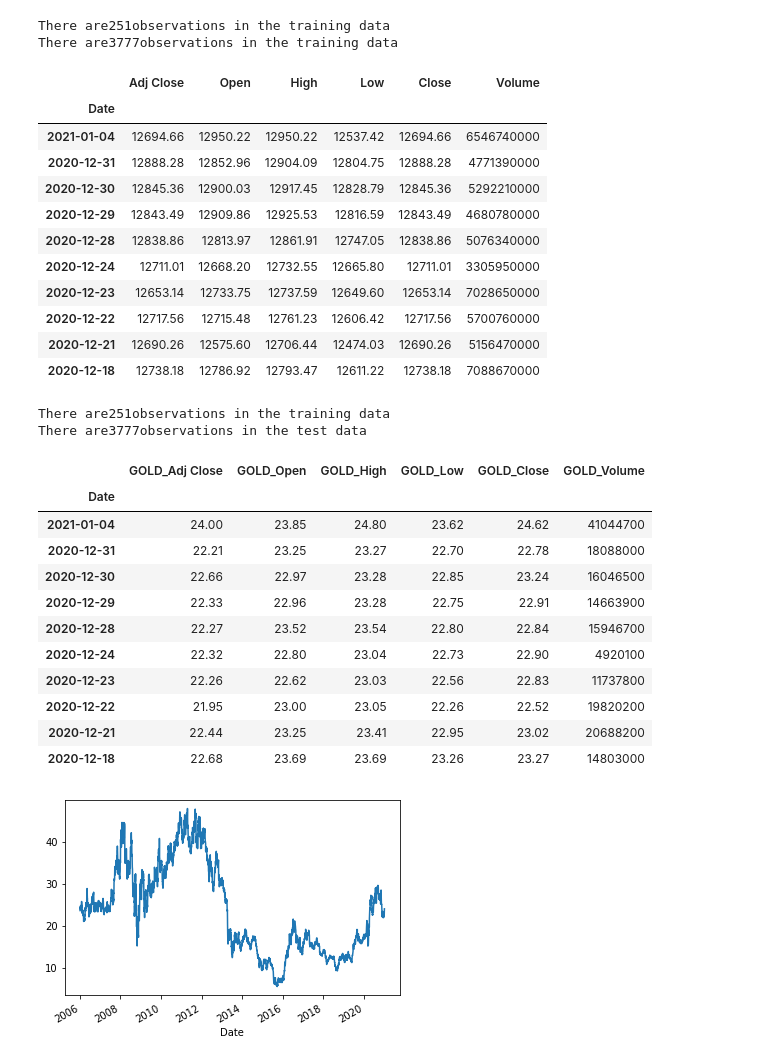
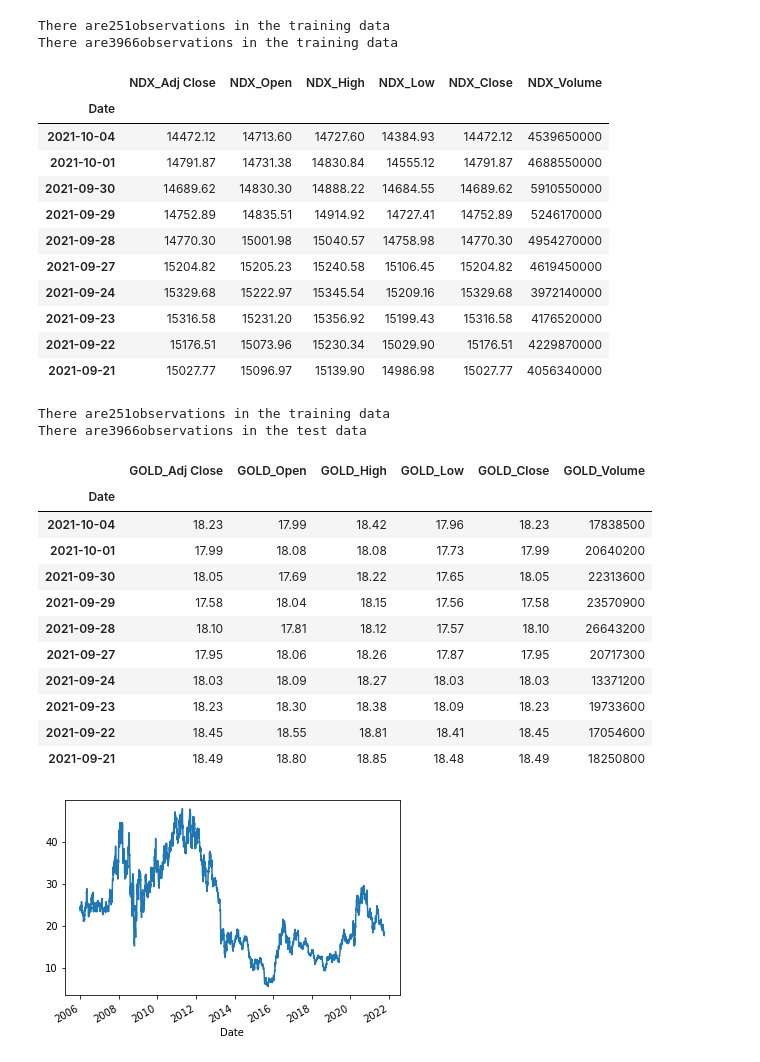
Before and after one commit to blackgreenc/AI, a Jupyter notebook: index_prediction.ipynb, the cells around one changed output. Drawn from its saved outputs; the diff is of its cells as text; code cells hidden in the pictures.

```diff
--- a/index_prediction.ipynb
+++ b/index_prediction.ipynb
@@ -42,11 +42,11 @@ There are5285observations in the training data
 # 나스닥 100
 NDX  = yf.download('NDX',
                      start = '2006-01-01',
-                     end = '2021-1-05',
+                     end = '2021-10-05',
                      progress = False)
 
 NDX_data = NDX[['Adj Close', 'Open', 'High', 'Low', "Close","Volume"]].round(2)
-#NDX_data.rename(columns={'Adj Close':'NDX_Adj Close', 'Open':'NDX_Open', 'High':'NDX_High', 'Low':'NDX_Low', 'Close':'NDX_Close', 'Volume':'NDX_Volume' }, inplace=True)
+NDX_data.rename(columns={'Adj Close':'NDX_Adj Close', 'Open':'NDX_Open', 'High':'NDX_High', 'Low':'NDX_Low', 'Close':'NDX_Close', 'Volume':'NDX_Volume' }, inplace=True)
 
 
 print("There are" + str(NDX_data[:"2006"].shape[0]) + "observations in the training data")
@@ -57,16 +57,16 @@ NDX_data.shape
 NDX_data.loc[::-1].head(10)
 # %% [output]
 There are251observations in the training data
-There are3777observations in the training data
+There are3966observations in the training data
-|  | Adj Close | Open | High | Low | Close | Volume |
+|  | NDX_Adj Close | NDX_Open | NDX_High | NDX_Low | NDX_Close | NDX_Volume |
 | Date |  |  |  |  |  |  |
-| 2021-01-04 | 12694.66 | 12950.22 | 12950.22 | 12537.42 | 12694.66 | 6546740000 |
-| 2020-12-31 | 12888.28 | 12852.96 | 12904.09 | 12804.75 | 12888.28 | 4771390000 |
-| 2020-12-30 | 12845.36 | 12900.03 | 12917.45 | 12828.79 | 12845.36 | 5292210000 |
-| 2020-12-29 | 12843.49 | 12909.86 | 12925.53 | 12816.59 | 12843.49 | 4680780000 |
-| 2020-12-28 | 12838.86 | 12813.97 | 12861.91 | 12747.05 | 12838.86 | 5076340000 |
-| 2020-12-24 | 12711.01 | 12668.20 | 12732.55 | 12665.80 | 12711.01 | 3305950000 |
-| 2020-12-23 | 12653.14 | 12733.75 | 12737.59 | 12649.60 | 12653.14 | 7028650000 |
-| 2020-12-22 | 12717.56 | 12715.48 | 12761.23 | 12606.42 | 12717.56 | 5700760000 |
-| 2020-12-21 | 12690.26 | 12575.60 | 12706.44 | 12474.03 | 12690.26 | 5156470000 |
-| 2020-12-18 | 12738.18 | 12786.92 | 12793.47 | 12611.22 | 12738.18 | 7088670000 |
+| 2021-10-04 | 14472.12 | 14713.60 | 14727.60 | 14384.93 | 14472.12 | 4539650000 |
+| 2021-10-01 | 14791.87 | 14731.38 | 14830.84 | 14555.12 | 14791.87 | 4688550000 |
+| 2021-09-30 | 14689.62 | 14830.30 | 14888.22 | 14684.55 | 14689.62 | 5910550000 |
+| 2021-09-29 | 14752.89 | 14835.51 | 14914.92 | 14727.41 | 14752.89 | 5246170000 |
+| 2021-09-28 | 14770.30 | 15001.98 | 15040.57 | 14758.98 | 14770.30 | 4954270000 |
+| 2021-09-27 | 15204.82 | 15205.23 | 15240.58 | 15106.45 | 15204.82 | 4619450000 |
+| 2021-09-24 | 15329.68 | 15222.97 | 15345.54 | 15209.16 | 15329.68 | 3972140000 |
+| 2021-09-23 | 15316.58 | 15231.20 | 15356.92 | 15199.43 | 15316.58 | 4176520000 |
+| 2021-09-22 | 15176.51 | 15073.96 | 15230.34 | 15029.90 | 15176.51 | 4229870000 |
+| 2021-09-21 | 15027.77 | 15096.97 | 15139.90 | 14986.98 | 15027.77 | 4056340000 |
@@ -75,35 +73,35 @@ There are3777observations in the training data
 # %%
 # 금값
 GOLD  = yf.download('GOLD',
                      start = '2006-01-01',
-                     end = '2021-1-05',
+                     end = '2021-10-05',
                      progress = False)
 
 GOLD_data = GOLD[['Adj Close', 'Open', 'High', 'Low', "Close","Volume"]].round(2)
 GOLD_data.rename(columns={'Adj Close':'GOLD_Adj Close', 'Open':'GOLD_Open', 'High':'GOLD_High', 'Low':'GOLD_Low', 'Close':'GOLD_Close', 'Volume':'GOLD_Volume' }, inplace=True)
 
 
 print("There are" + str(GOLD_data[:"2006"].shape[0]) + "observations in the training data")
 print("There are" + str(GOLD_data[:"2021"].shape[0]) + "observations in the test data")
 
 GOLD_data['GOLD_Adj Close'].plot()
 GOLD_data.loc[::-1].head(10)
 # %% [output]
 There are251observations in the training data
-There are3777observations in the test data
+There are3966observations in the test data
 |  | GOLD_Adj Close | GOLD_Open | GOLD_High | GOLD_Low | GOLD_Close | GOLD_Volume |
 | Date |  |  |  |  |  |  |
-| 2021-01-04 | 24.00 | 23.85 | 24.80 | 23.62 | 24.62 | 41044700 |
-| 2020-12-31 | 22.21 | 23.25 | 23.27 | 22.70 | 22.78 | 18088000 |
-| 2020-12-30 | 22.66 | 22.97 | 23.28 | 22.85 | 23.24 | 16046500 |
-| 2020-12-29 | 22.33 | 22.96 | 23.28 | 22.75 | 22.91 | 14663900 |
-| 2020-12-28 | 22.27 | 23.52 | 23.54 | 22.80 | 22.84 | 15946700 |
-| 2020-12-24 | 22.32 | 22.80 | 23.04 | 22.73 | 22.90 | 4920100 |
-| 2020-12-23 | 22.26 | 22.62 | 23.03 | 22.56 | 22.83 | 11737800 |
-| 2020-12-22 | 21.95 | 23.00 | 23.05 | 22.26 | 22.52 | 19820200 |
-| 2020-12-21 | 22.44 | 23.25 | 23.41 | 22.95 | 23.02 | 20688200 |
-| 2020-12-18 | 22.68 | 23.69 | 23.69 | 23.26 | 23.27 | 14803000 |
+| 2021-10-04 | 18.23 | 17.99 | 18.42 | 17.96 | 18.23 | 17838500 |
+| 2021-10-01 | 17.99 | 18.08 | 18.08 | 17.73 | 17.99 | 20640200 |
+| 2021-09-30 | 18.05 | 17.69 | 18.22 | 17.65 | 18.05 | 22313600 |
+| 2021-09-29 | 17.58 | 18.04 | 18.15 | 17.56 | 17.58 | 23570900 |
+| 2021-09-28 | 18.10 | 17.81 | 18.12 | 17.57 | 18.10 | 26643200 |
+| 2021-09-27 | 17.95 | 18.06 | 18.26 | 17.87 | 17.95 | 20717300 |
+| 2021-09-24 | 18.03 | 18.09 | 18.27 | 18.03 | 18.03 | 13371200 |
+| 2021-09-23 | 18.23 | 18.30 | 18.38 | 18.09 | 18.23 | 19733600 |
+| 2021-09-22 | 18.45 | 18.55 | 18.81 | 18.41 | 18.45 | 17054600 |
+| 2021-09-21 | 18.49 | 18.80 | 18.85 | 18.48 | 18.49 | 18250800 |
-[figure, old version]
+[figure, new version]
 # %%
 # 기름
 WTI  = yf.download('WTI',
```
Also changed, not shown: parts of 20 cells of this notebook.
